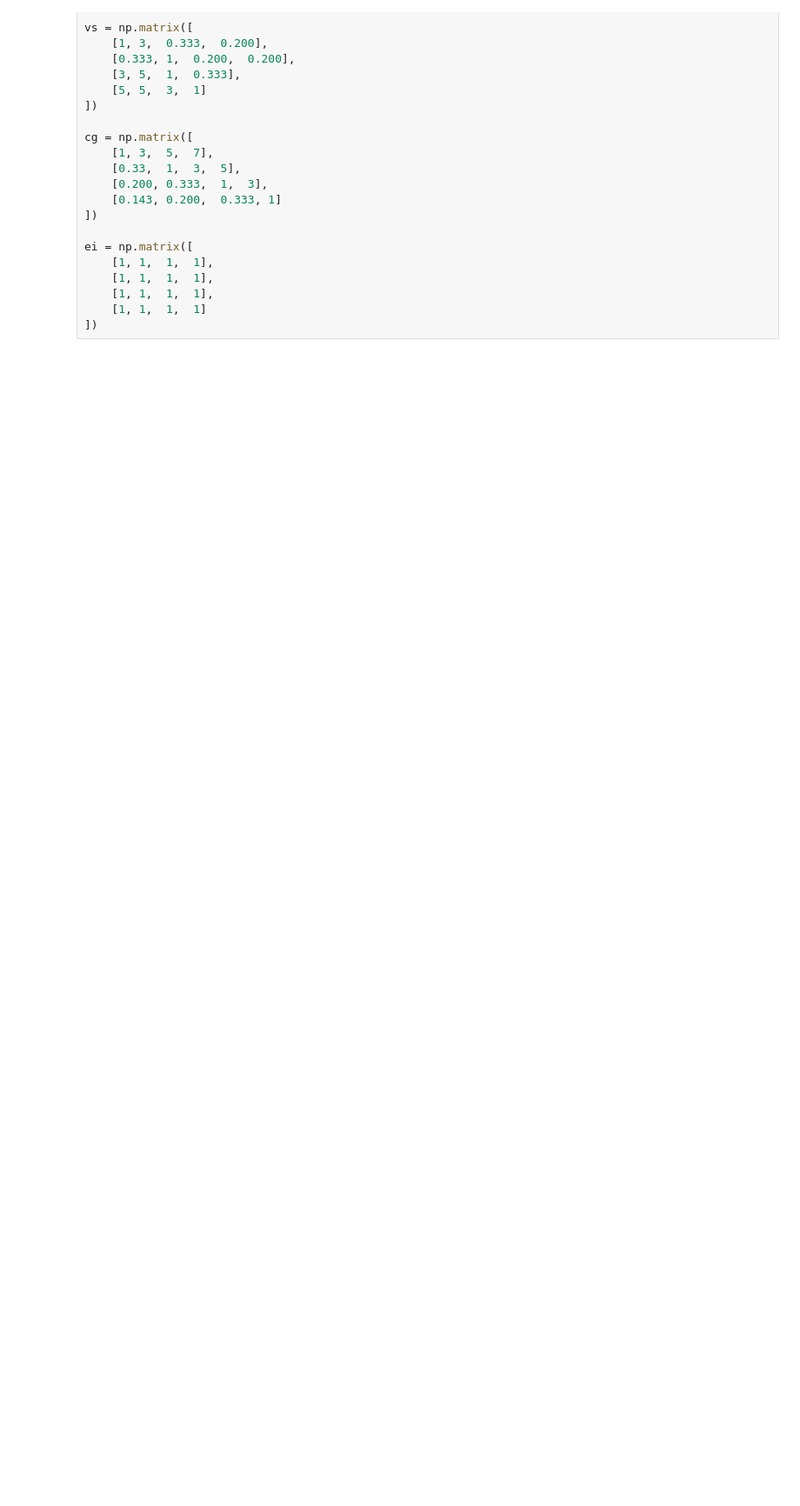
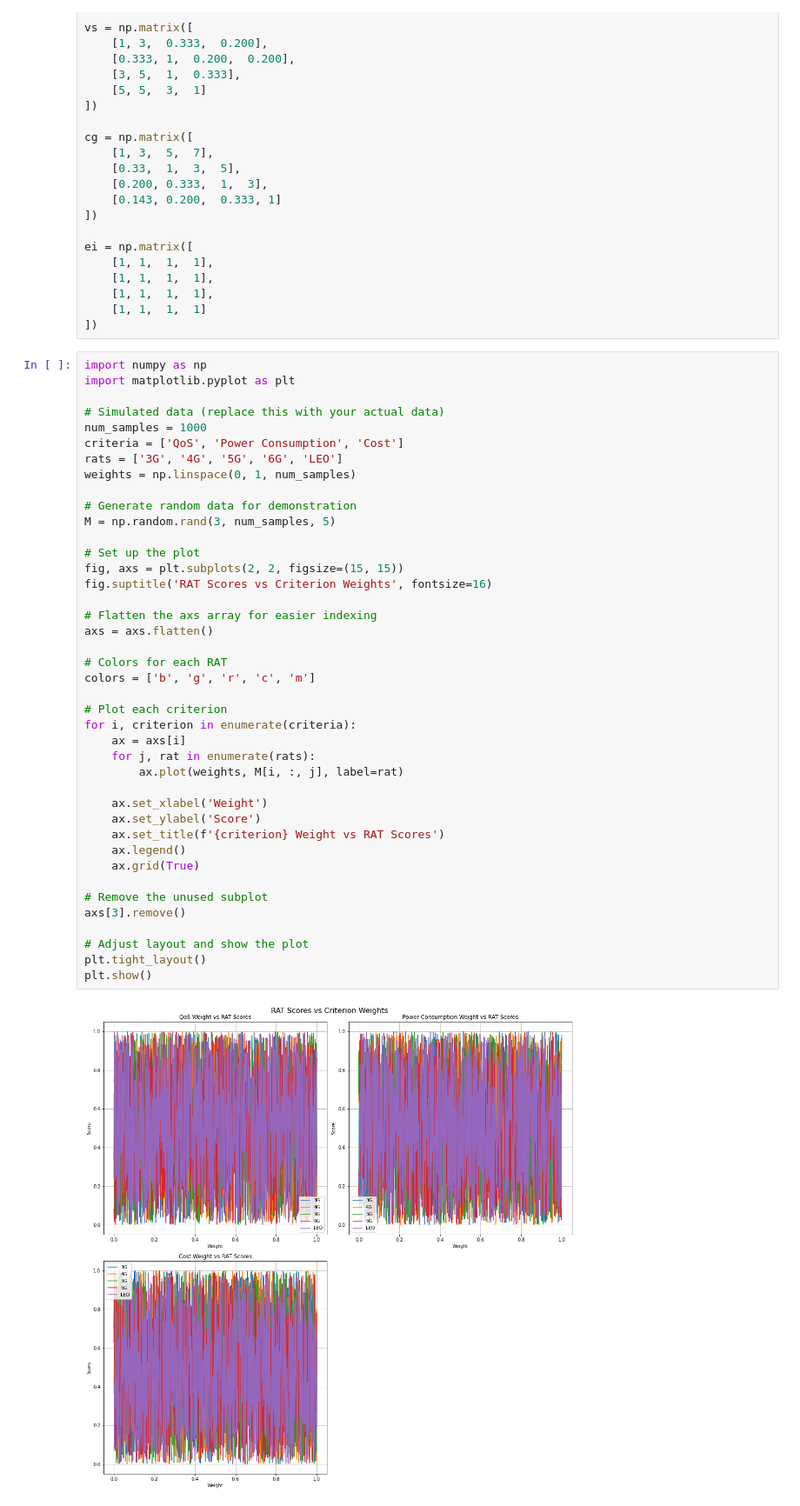
Before and after one commit to nkosinathintuli/hierarchical-NSA, a Jupyter notebook: experiments.ipynb, the cells around one changed output. Shown at 87% size. Saved outputs shown, nothing was run; the diff lists cells and outputs as text; blank space fills up the shorter version.

```diff
--- a/experiments.ipynb
+++ b/experiments.ipynb
@@ -161,3 +161,46 @@ ei = np.matrix([
     [1,	1,	1,	1],
     [1,	1,	1,	1]
 ])
+# %%
+import numpy as np
+import matplotlib.pyplot as plt
+
+# Simulated data (replace this with your actual data)
+num_samples = 1000
+criteria = ['QoS', 'Power Consumption', 'Cost']
+rats = ['3G', '4G', '5G', '6G', 'LEO']
+weights = np.linspace(0, 1, num_samples)
+
+# Generate random data for demonstration
+M = np.random.rand(3, num_samples, 5)
+
+# Set up the plot
+fig, axs = plt.subplots(2, 2, figsize=(15, 15))
+fig.suptitle('RAT Scores vs Criterion Weights', fontsize=16)
+
+# Flatten the axs array for easier indexing
+axs = axs.flatten()
+
+# Colors for each RAT
+colors = ['b', 'g', 'r', 'c', 'm']
+
+# Plot each criterion
+for i, criterion in enumerate(criteria):
+    ax = axs[i]
+    for j, rat in enumerate(rats):
+        ax.plot(weights, M[i, :, j], label=rat)
+
+    ax.set_xlabel('Weight')
+    ax.set_ylabel('Score')
+    ax.set_title(f'{criterion} Weight vs RAT Scores')
+    ax.legend()
+    ax.grid(True)
+
+# Remove the unused subplot
+axs[3].remove()
+
+# Adjust layout and show the plot
+plt.tight_layout()
+plt.show()
+# %% [output]
+[figure, added]
```
Also changed, not shown: parts of 3 cells of this notebook, 1 other file.
